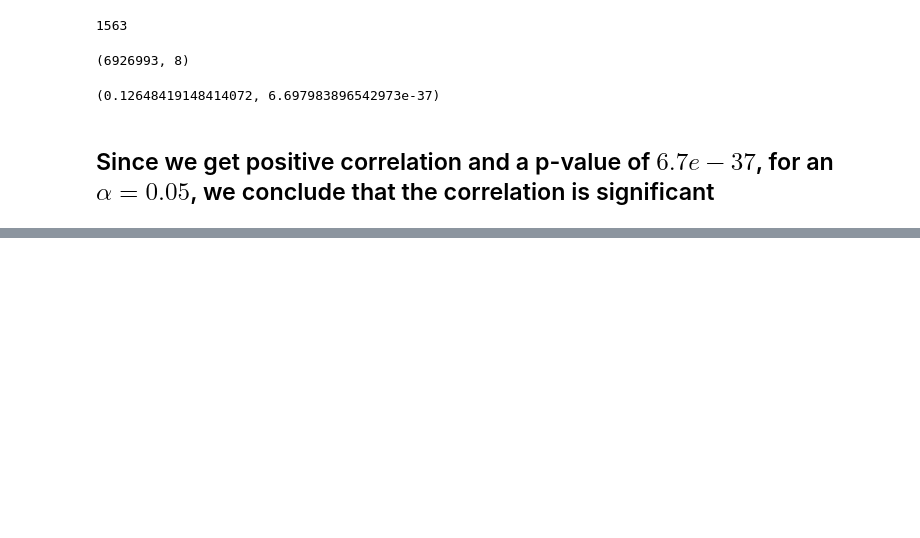
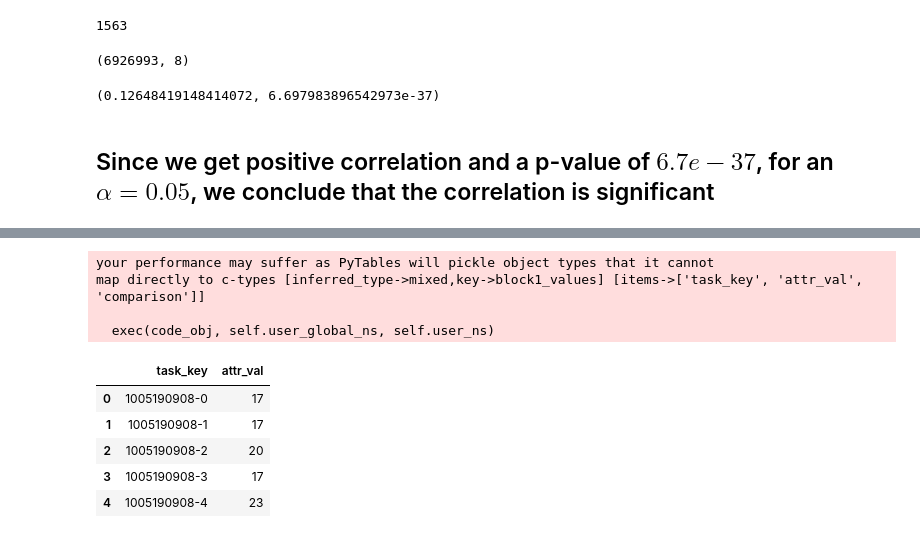
Before and after one commit to faizaan09/google-trace-analysis, a Jupyter notebook: diff_machine affects wait_time.ipynb, the cells around one changed output, grey strips where cells are left out. Cells and saved outputs as stored; diff of their text form; code cells hidden in the pictures; blank space fills up the shorter version.

```diff
--- a/diff_machine affects wait_time.ipynb
+++ b/diff_machine affects wait_time.ipynb
@@ -194,0 +213,9 @@ pearsonr(features.loc[:10000,'priority'],features.loc[:10000,'time_taken'])
+# %%
+store = pd.HDFStore('last.h5')
+store['df'] = df
+store.close()
+# %% [output]
+your performance may suffer as PyTables will pickle object types that it cannot
+map directly to c-types [inferred_type->mixed,key->block1_values] [items->['task_key', 'attr_val', 'comparison']]
+
+  exec(code_obj, self.user_global_ns, self.user_ns)
@@ -194,0 +229,9 @@ pearsonr(features.loc[:10000,'priority'],features.loc[:10000,'time_taken'])
+# %%
+temp.head()
+# %% [output]
+|  | task_key | attr_val |
+| 0 | 1005190908-0 | 17 |
+| 1 | 1005190908-1 | 17 |
+| 2 | 1005190908-2 | 20 |
+| 3 | 1005190908-3 | 17 |
+| 4 | 1005190908-4 | 23 |
```
Also changed, not shown: parts of 17 cells of this notebook, 1 other file.
